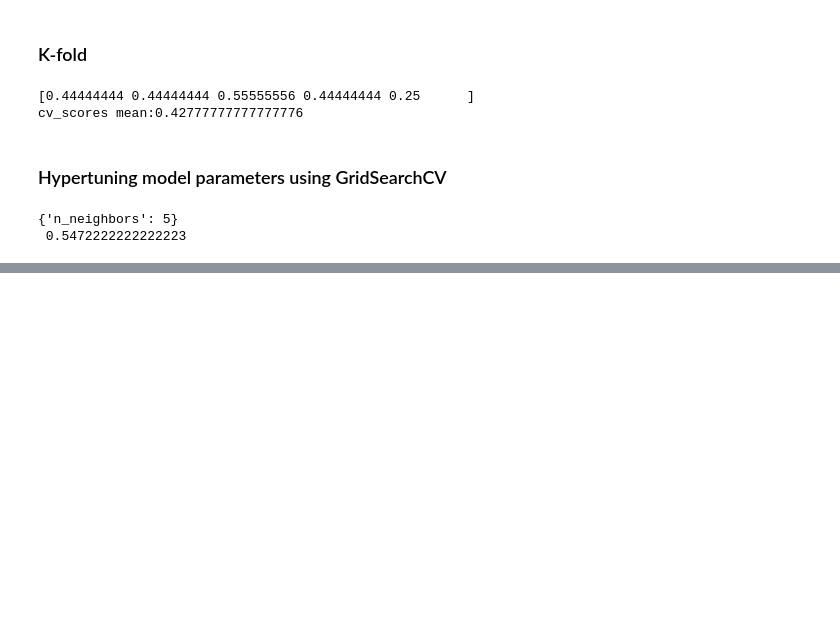
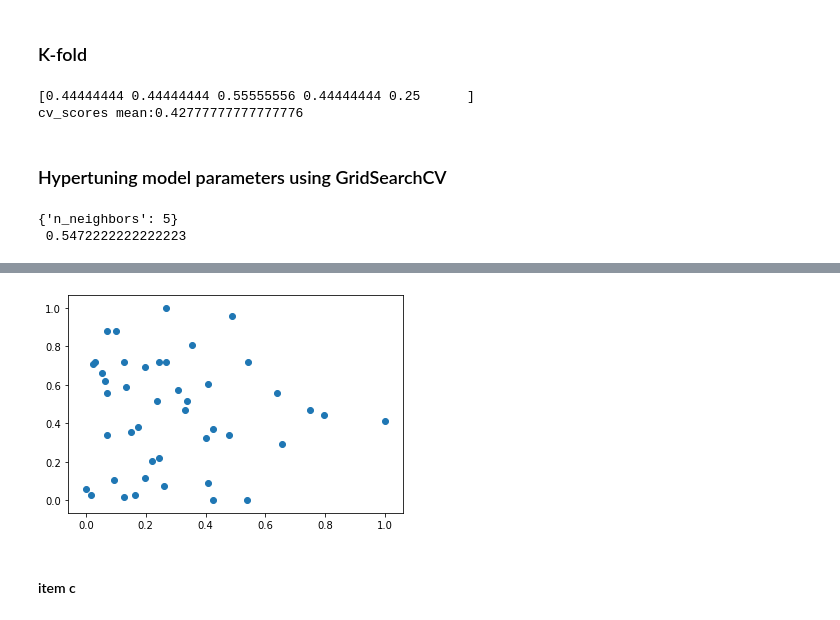
Before and after one commit to kaline/CMP263---2022-1---KNN, a Jupyter notebook: test.ipynb, the cells around one changed output, grey strips where cells are left out. Drawn from its saved outputs; the diff is of its cells as text; code cells hidden in the pictures; blank space fills up the shorter version.

```diff
--- a/test.ipynb
+++ b/test.ipynb
@@ -322,0 +353,7 @@ print( bestPArameter, '\n', bestscore)
+# %%
+plt.scatter(TrainingData_2F_Norm['total.sulfur.dioxide'], TrainingData_2F_Norm['citric.acid'])
+plt.show()
+# %% [output]
+[figure, added]
+# %% [markdown]
+#### item c
```
Also changed, not shown: parts of 4 cells of this notebook.
